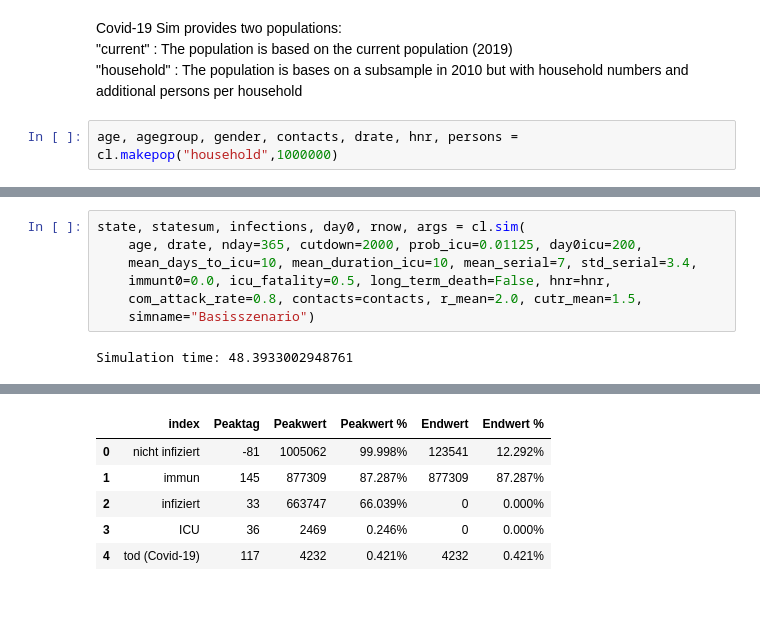
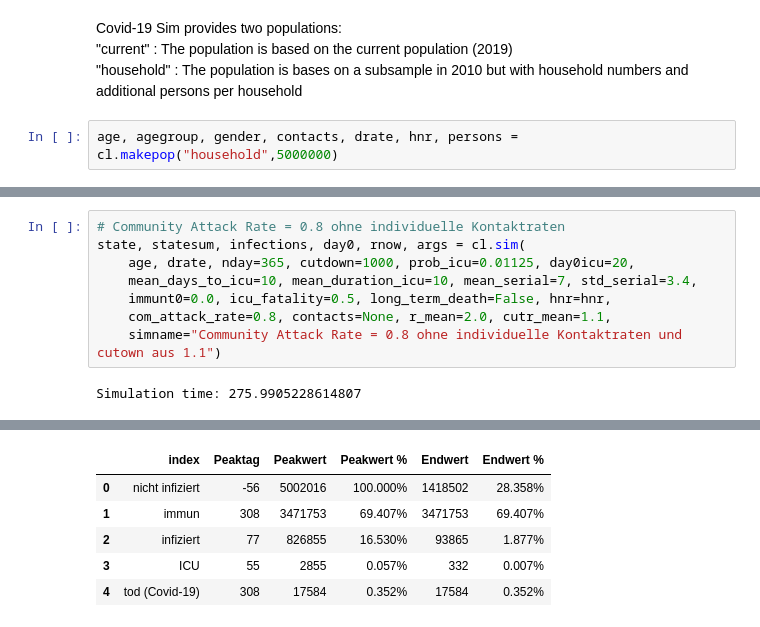
Before and after one commit to PeterBorrmann1965/Covid-19-simulation, a Jupyter notebook: scripts/coronasim_example.ipynb, the cells around one changed output, grey strips where cells are left out. Cells and saved outputs as stored; diff of their text form.

```diff
--- a/scripts/coronasim_example.ipynb
+++ b/scripts/coronasim_example.ipynb
@@ -6,4 +8,4 @@ Covid-19 Sim provides two populations:<br>
 "current" : The population is based on the current population (2019) <br>
 "household" : The population is bases on a subsample in 2010 but with household numbers and additional persons per household
 # %%
-age, agegroup, gender, contacts, drate, hnr, persons = cl.makepop("household",1000000)
+age, agegroup, gender, contacts, drate, hnr, persons = cl.makepop("household",5000000)
@@ -10,17 +209,18 @@ age, agegroup, gender, contacts, drate, hnr, persons = cl.makepop("household",10
 # %%
+# Community Attack Rate = 0.8 ohne individuelle Kontaktraten
 state, statesum, infections, day0, rnow, args = cl.sim(
-    age, drate, nday=365, cutdown=2000, prob_icu=0.01125, day0icu=200,
+    age, drate, nday=365, cutdown=1000, prob_icu=0.01125, day0icu=20,
     mean_days_to_icu=10, mean_duration_icu=10, mean_serial=7, std_serial=3.4,
     immunt0=0.0, icu_fatality=0.5, long_term_death=False, hnr=hnr,
-    com_attack_rate=0.8, contacts=contacts, r_mean=2.0, cutr_mean=1.5,
-    simname="Basisszenario")
+    com_attack_rate=0.8, contacts=None, r_mean=2.0, cutr_mean=1.1,
+    simname="Community Attack Rate = 0.8 ohne individuelle Kontaktraten und cutown aus 1.1")
 # %% [output]
-Simulation time: 48.3933002948761
+Simulation time: 275.9905228614807
 [interactive output not drawn]
 [interactive output not drawn]
 |  | index | Peaktag | Peakwert | Peakwert % | Endwert | Endwert % |
-| 0 | nicht infiziert | -81 | 1005062 | 99.998% | 123541 | 12.292% |
-| 1 | immun | 145 | 877309 | 87.287% | 877309 | 87.287% |
-| 2 | infiziert | 33 | 663747 | 66.039% | 0 | 0.000% |
-| 3 | ICU | 36 | 2469 | 0.246% | 0 | 0.000% |
-| 4 | tod (Covid-19) | 117 | 4232 | 0.421% | 4232 | 0.421% |
+| 0 | nicht infiziert | -56 | 5002016 | 100.000% | 1418502 | 28.358% |
+| 1 | immun | 308 | 3471753 | 69.407% | 3471753 | 69.407% |
+| 2 | infiziert | 77 | 826855 | 16.530% | 93865 | 1.877% |
+| 3 | ICU | 55 | 2855 | 0.057% | 332 | 0.007% |
+| 4 | tod (Covid-19) | 308 | 17584 | 0.352% | 17584 | 0.352% |
```
Also changed, not shown: parts of 8 cells of this notebook, 11 other files.
